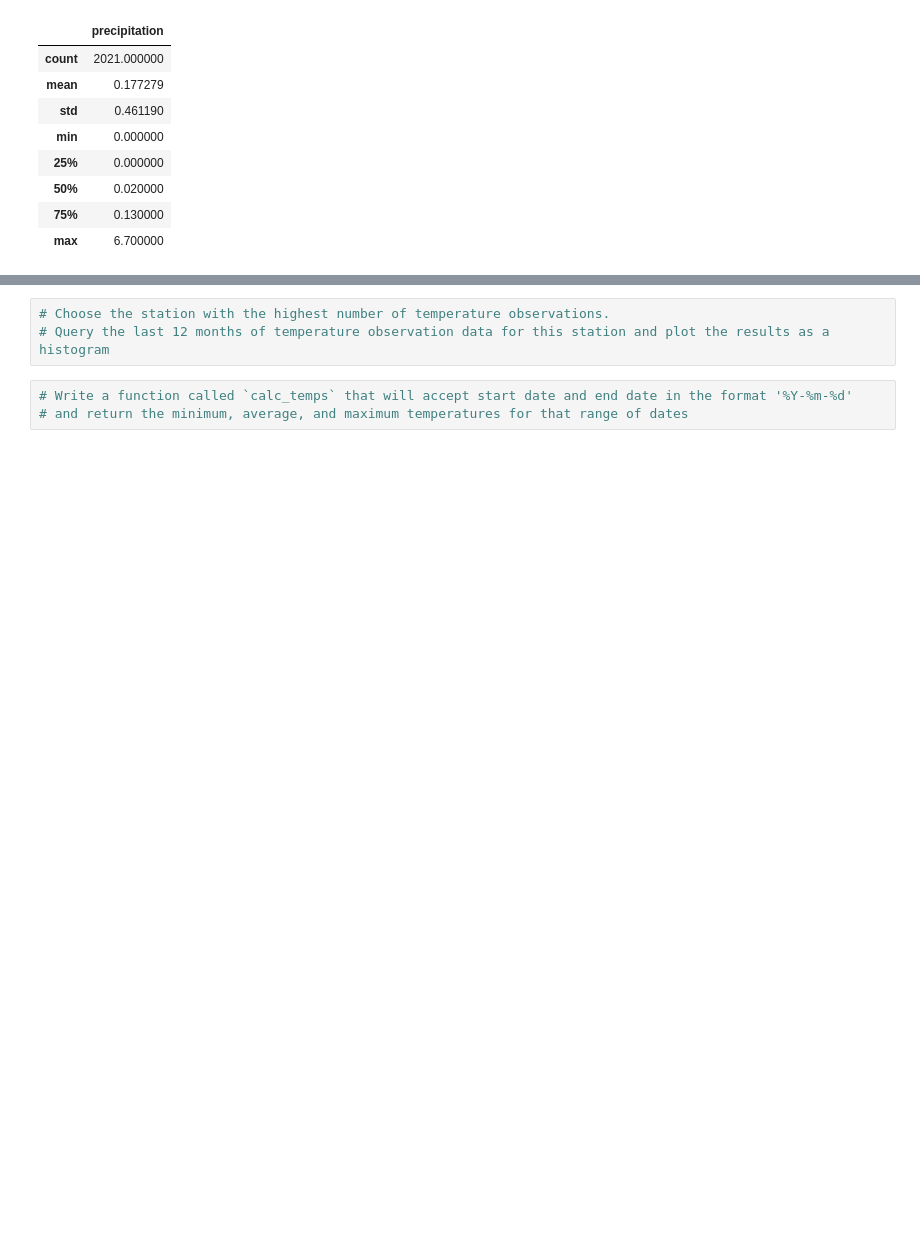
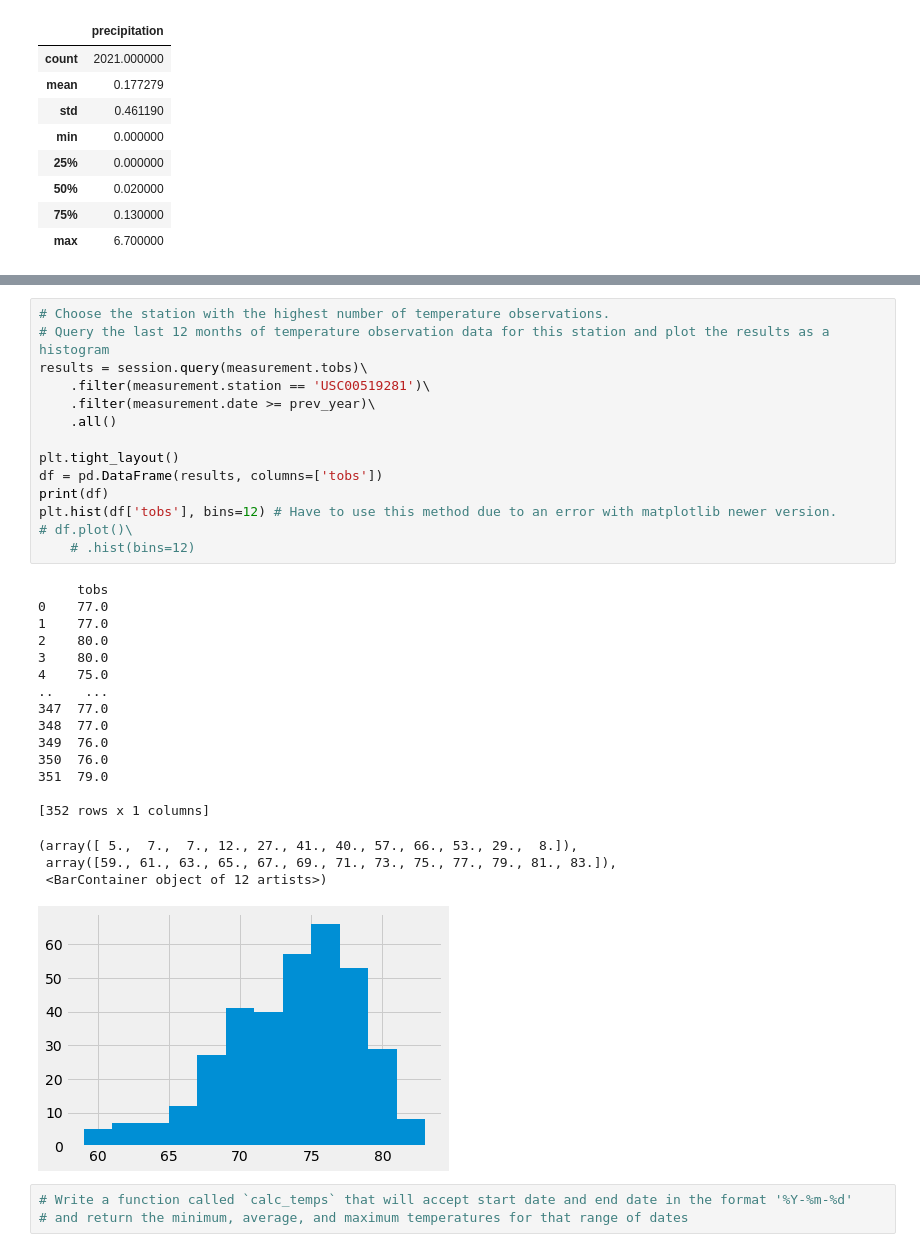
Before and after one commit to mattdharmon/surfs_up, a Jupyter notebook: climate_analysis.ipynb, the cells around one changed output, grey strips where cells are left out. Cells and saved outputs as stored; diff of their text form; blank space fills up the shorter version.

Commit message:
Added histogram of 12 months of temerature observations.

```diff
--- a/climate_analysis.ipynb
+++ b/climate_analysis.ipynb
@@ -102,6 +119,36 @@ session.query(measurement.station, func.count(measurement.station))\
 # %%
 # Choose the station with the highest number of temperature observations.
 # Query the last 12 months of temperature observation data for this station and plot the results as a histogram
+results = session.query(measurement.tobs)\
+    .filter(measurement.station == 'USC00519281')\
+    .filter(measurement.date >= prev_year)\
+    .all()
+
+plt.tight_layout()
+df = pd.DataFrame(results, columns=['tobs'])
+print(df)
+plt.hist(df['tobs'], bins=12) # Have to use this method due to an error with matplotlib newer version.
+# df.plot()\
+    # .hist(bins=12)
+# %% [output]
+     tobs
+0    77.0
+1    77.0
+2    80.0
+3    80.0
+4    75.0
+..    ...
+347  77.0
+348  77.0
+349  76.0
+350  76.0
+351  79.0
+
+[352 rows x 1 columns]
+(array([ 5.,  7.,  7., 12., 27., 41., 40., 57., 66., 53., 29.,  8.]),
+ array([59., 61., 63., 65., 67., 69., 71., 73., 75., 77., 79., 81., 83.]),
+ <BarContainer object of 12 artists>)
+[figure, added]
 # %%
 # Write a function called `calc_temps` that will accept start date and end date in the format '%Y-%m-%d'
 # and return the minimum, average, and maximum temperatures for that range of dates
```
Also changed, not shown: parts of 3 cells of this notebook.
